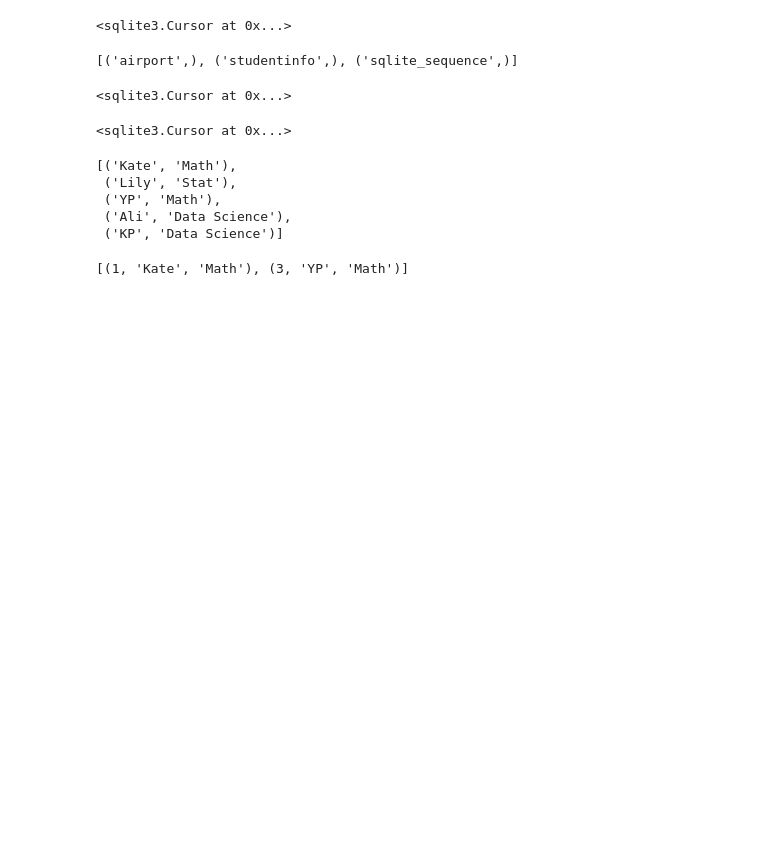
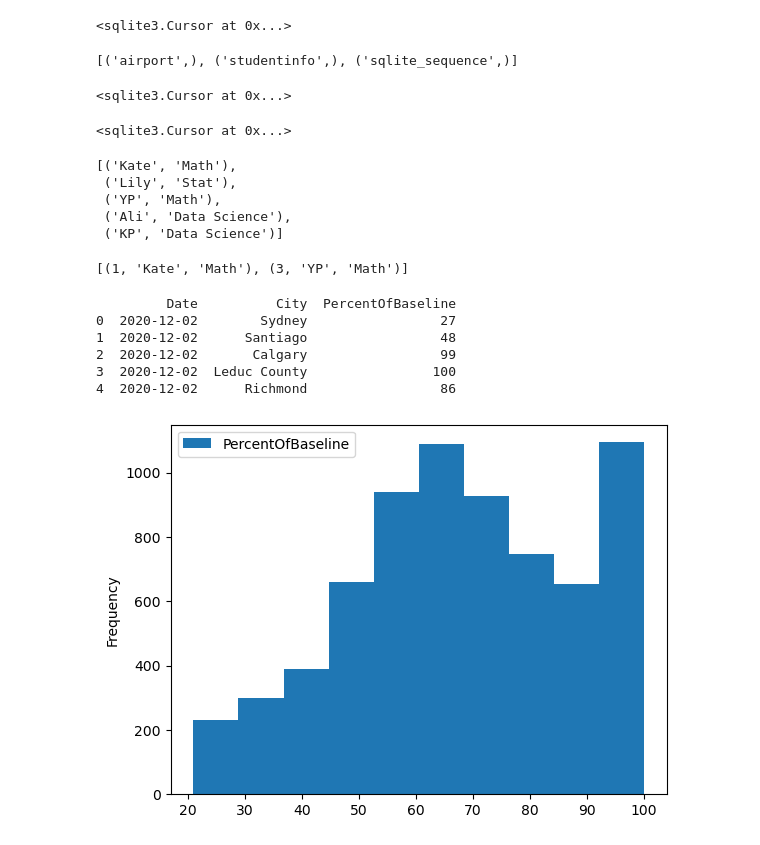
Before and after one commit to thepisgahgeographer/Data_Engineering, a Jupyter notebook: ML/ML/PythonDataScienceHandbook/SQL/sqlite.ipynb, the cells around one changed output. Drawn from its saved outputs; the diff is of its cells as text; code cells hidden in the pictures; blank space fills up the shorter version.

```diff
--- a/ML/ML/PythonDataScienceHandbook/SQL/sqlite.ipynb
+++ b/ML/ML/PythonDataScienceHandbook/SQL/sqlite.ipynb
@@ -126,0 +148,22 @@ cursor.fetchall()
+# %%
+data_sql_1 = pd.read_sql("""
+                        SELECT Date,City,PercentOfBaseline
+                        FROM airport
+                        WHERE PercentOfBaseline > 20
+                        ORDER BY Date DESC
+                        """,
+                        conn)
+
+
+print(data_sql_1.head())
+# %% [output]
+         Date          City  PercentOfBaseline
+0  2020-12-02        Sydney                 27
+1  2020-12-02      Santiago                 48
+2  2020-12-02       Calgary                 99
+3  2020-12-02  Leduc County                100
+4  2020-12-02      Richmond                 86
+# %%
+data_sql_1.plot(y="PercentOfBaseline",kind="hist");
+# %% [output]
+[figure, added]
```
Also changed, not shown: parts of 2 cells of this notebook, 2 other files.
